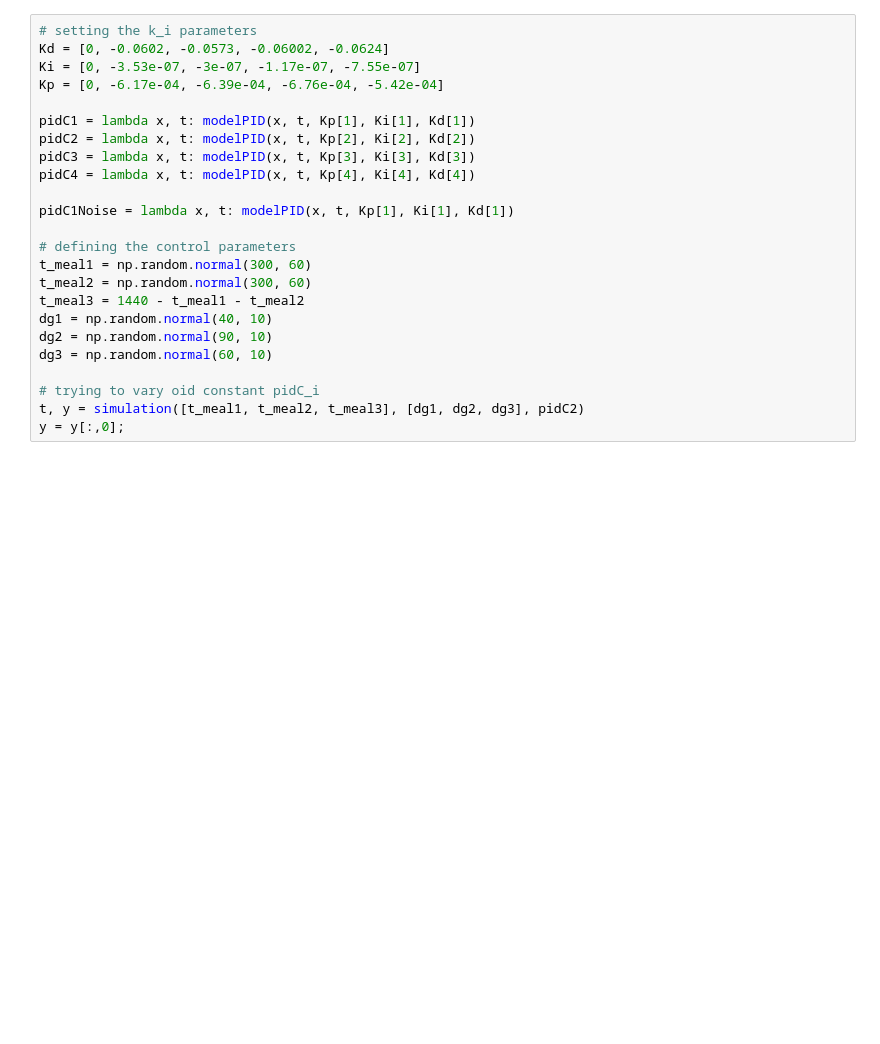
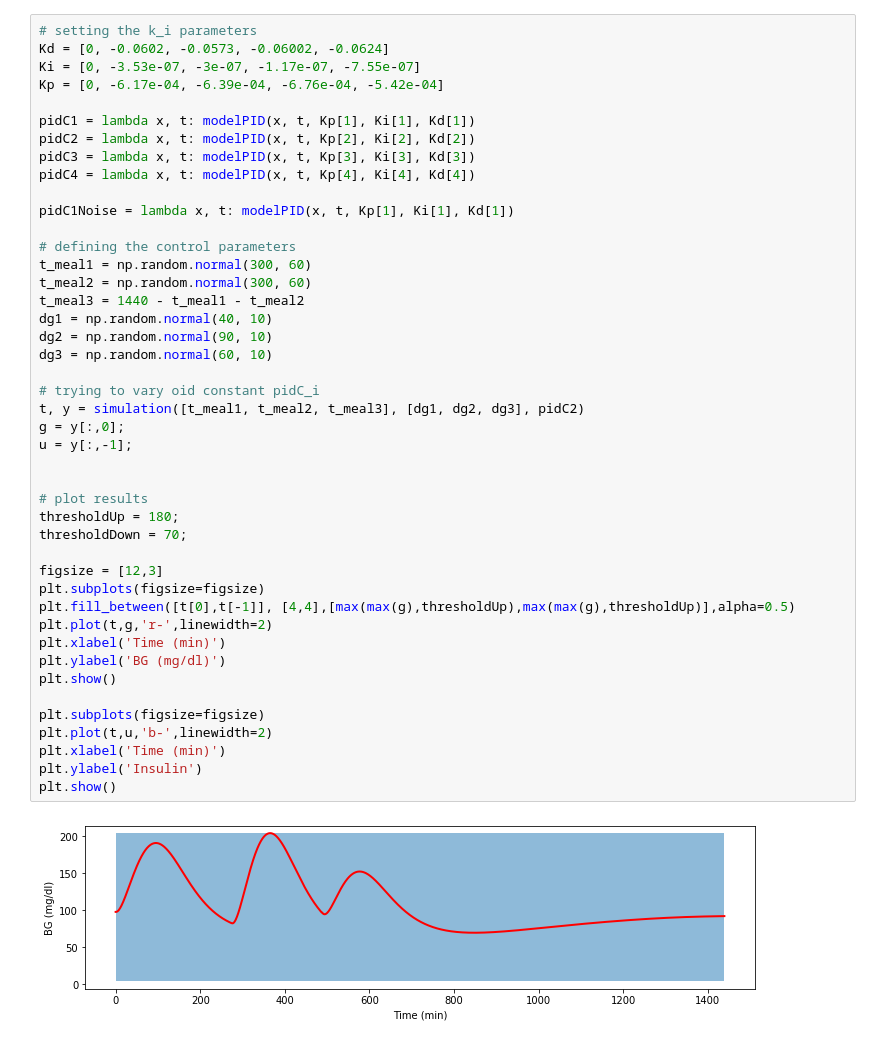
Before and after one commit to MoonLightSuite/moonlight, a Jupyter notebook: distribution_files/python/pancreas.ipynb, the cells around one changed output. Drawn from its saved outputs; the diff is of its cells as text; blank space fills up the shorter version.

```diff
--- a/distribution_files/python/pancreas.ipynb
+++ b/distribution_files/python/pancreas.ipynb
@@ -17,24 +16,46 @@ from pancreasModel import modelPID, simulation
 # %%
 # setting the k_i parameters
 Kd = [0, -0.0602, -0.0573, -0.06002, -0.0624]
 Ki = [0, -3.53e-07, -3e-07, -1.17e-07, -7.55e-07]
 Kp = [0, -6.17e-04, -6.39e-04, -6.76e-04, -5.42e-04]
 
 pidC1 = lambda x, t: modelPID(x, t, Kp[1], Ki[1], Kd[1])
 pidC2 = lambda x, t: modelPID(x, t, Kp[2], Ki[2], Kd[2])
 pidC3 = lambda x, t: modelPID(x, t, Kp[3], Ki[3], Kd[3])
 pidC4 = lambda x, t: modelPID(x, t, Kp[4], Ki[4], Kd[4])
 
 pidC1Noise = lambda x, t: modelPID(x, t, Kp[1], Ki[1], Kd[1])
 
 # defining the control parameters
 t_meal1 = np.random.normal(300, 60)
 t_meal2 = np.random.normal(300, 60)
 t_meal3 = 1440 - t_meal1 - t_meal2
 dg1 = np.random.normal(40, 10)
 dg2 = np.random.normal(90, 10)
 dg3 = np.random.normal(60, 10)
 
 # trying to vary oid constant pidC_i
 t, y = simulation([t_meal1, t_meal2, t_meal3], [dg1, dg2, dg3], pidC2)
-y = y[:,0];
+g = y[:,0];
+u = y[:,-1];
+
+
+# plot results
+thresholdUp = 180;
+thresholdDown = 70;
+
+figsize = [12,3]
+plt.subplots(figsize=figsize)
+plt.fill_between([t[0],t[-1]], [4,4],[max(max(g),thresholdUp),max(max(g),thresholdUp)],alpha=0.5)
+plt.plot(t,g,'r-',linewidth=2)
+plt.xlabel('Time (min)')
+plt.ylabel('BG (mg/dl)')
+plt.show()
+
+plt.subplots(figsize=figsize)
+plt.plot(t,u,'b-',linewidth=2)
+plt.xlabel('Time (min)')
+plt.ylabel('Insulin')
+plt.show()
+# %% [output]
+[figure, added]
```
Also changed, not shown: parts of 4 cells of this notebook, 4 other files.
